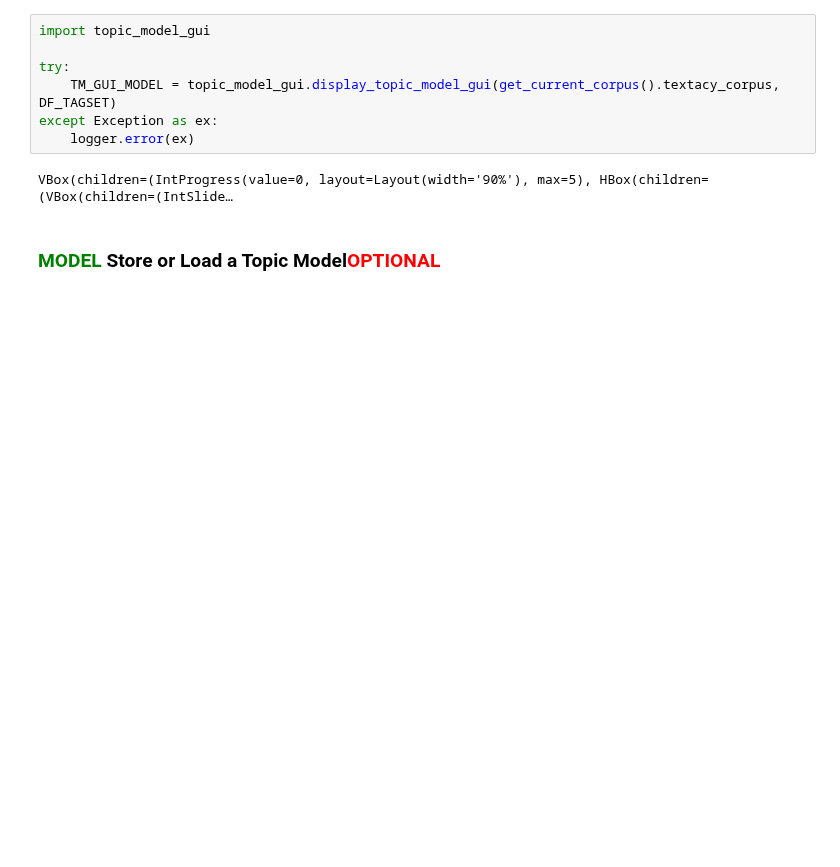
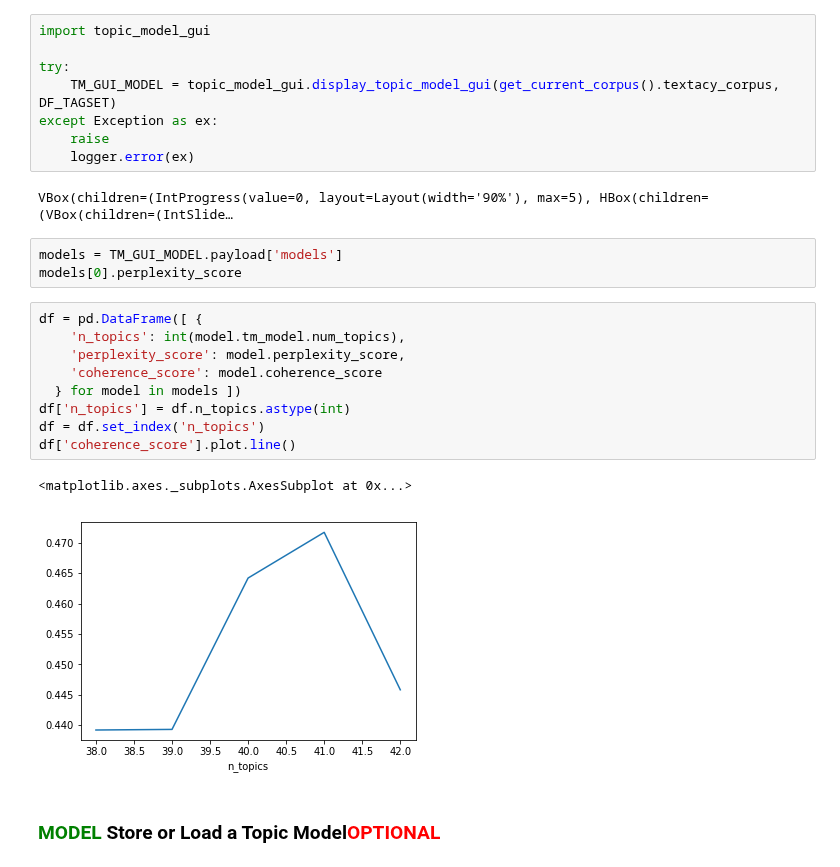
Before and after one commit to humlab/the_culture_of_international_relations, a Jupyter notebook: 3_text_analysis/treaty_corpus_basic_stats.ipynb, the cells around one changed output. Saved outputs shown, nothing was run; the diff lists cells and outputs as text; blank space fills up the shorter version.

Commit message:
Add textacy NMF and coherence tests

```diff
--- a/3_text_analysis/treaty_corpus_basic_stats.ipynb
+++ b/3_text_analysis/treaty_corpus_basic_stats.ipynb
@@ -827,9 +1079,25 @@ import topic_model_gui
 try:
     TM_GUI_MODEL = topic_model_gui.display_topic_model_gui(get_current_corpus().textacy_corpus, DF_TAGSET)
 except Exception as ex:
+    raise
     logger.error(ex)
 # %% [output]
 VBox(children=(IntProgress(value=0, layout=Layout(width='90%'), max=5), HBox(children=(VBox(children=(IntSlide…
+# %%
+models = TM_GUI_MODEL.payload['models']
+models[0].perplexity_score
+# %%
+df = pd.DataFrame([ {
+    'n_topics': int(model.tm_model.num_topics),
+    'perplexity_score': model.perplexity_score,
+    'coherence_score': model.coherence_score
+  } for model in models ])
+df['n_topics'] = df.n_topics.astype(int)
+df = df.set_index('n_topics')
+df['coherence_score'].plot.line()
+# %% [output]
+<matplotlib.axes._subplots.AxesSubplot at 0x...>
+[figure, added]
 # %% [markdown]
 ### <span style='color: green;'>MODEL</span> Store or Load a Topic Model<span style='color: red; float: right'>OPTIONAL</span>
 # %%
```
Also changed, not shown: parts of 17 cells of this notebook, 8 other files.
